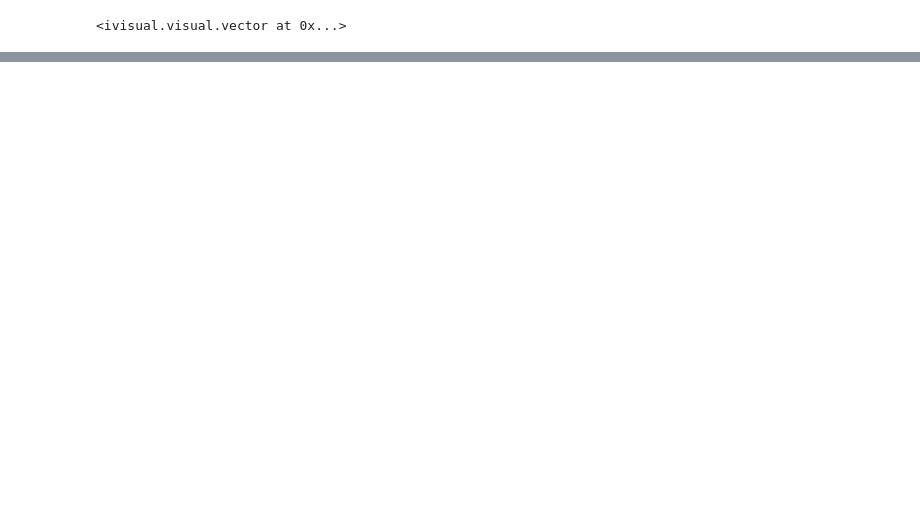
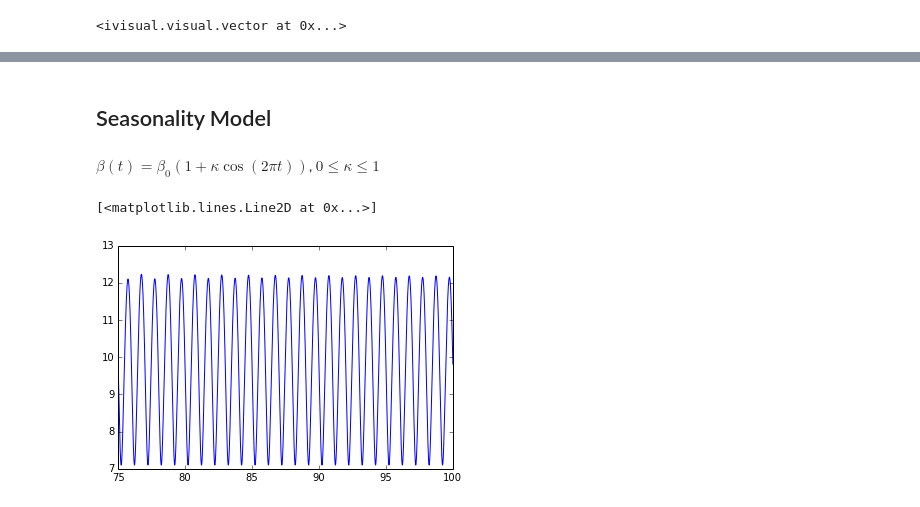
Before and after one commit to cchuang2009/DyLabIPy, a Jupyter notebook: DiffEq/2Dde.ipynb, the cells around one changed output, grey strips where cells are left out. Saved outputs shown, nothing was run; the diff lists cells and outputs as text; code cells hidden in the pictures; blank space fills up the shorter version.

Commit message:
strain SIR Model added and Stability Analysis

```diff
--- a/DiffEq/2Dde.ipynb
+++ b/DiffEq/2Dde.ipynb
@@ -391,0 +666,4 @@ for xp in xmesh:
+# %% [markdown]
+## Seasonality Model
+# %% [markdown]
+$\beta(t)=\beta_0 (1+\kappa\cos(2\pi t))$, $0\le\kappa\le1$
@@ -391,0 +677,26 @@ for xp in xmesh:
+# %%
+def f(x,y,t): return mu - mu*x -betat(t)*x*y
+def g(x,y,t): return -mu*y + betat(t)*x*y-r*y
+def betat (t): return  beta*(1+ka*np.cos(2*np.pi*t))
+# %%
+def SIRBSmodel(gamma,betat,mu,S0,I0,T=100,nt=100000):
+    t=np.linspace(0,T,nt+1)
+    dt=t[1]-t[0]
+    S,I=np.zeros(nt+1),np.zeros(nt+1)
+    S[0]=S0;I[0]=I0
+    for i in range(len(t)-1):
+        S[i+1] = S[i]+dt*(mu-mu*S[i]-betat(t[i])*S[i]*I[i])
+        I[i+1] = I[i]+dt*(-mu*I[i]+betat(t[i])*S[i]*I[i]-gamma*I[i])
+    return S,I
+# %%
+T=100
+nt=100000
+dt=100/float(nt)
+t=np.linspace(0,T,nt+1)
+# %%
+S1,I1=SIRBSmodel(r,betat,mu,S10,I10)
+# %%
+plt.plot(t[-25000:],-np.log(I1[-25000:]))
+# %% [output]
+[<matplotlib.lines.Line2D at 0x...>]
+[figure, added]
```
Also changed, not shown: parts of 96 cells of this notebook.
